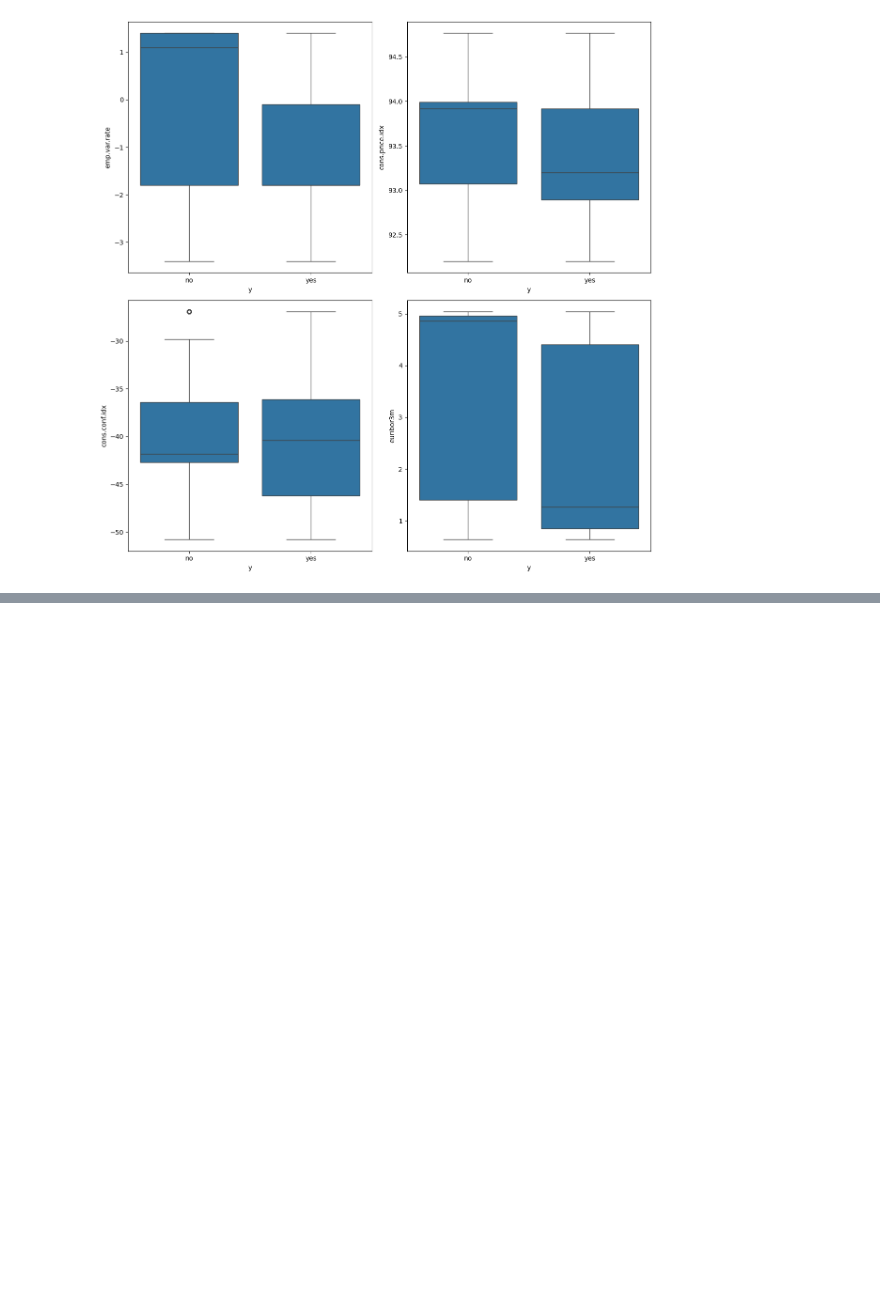
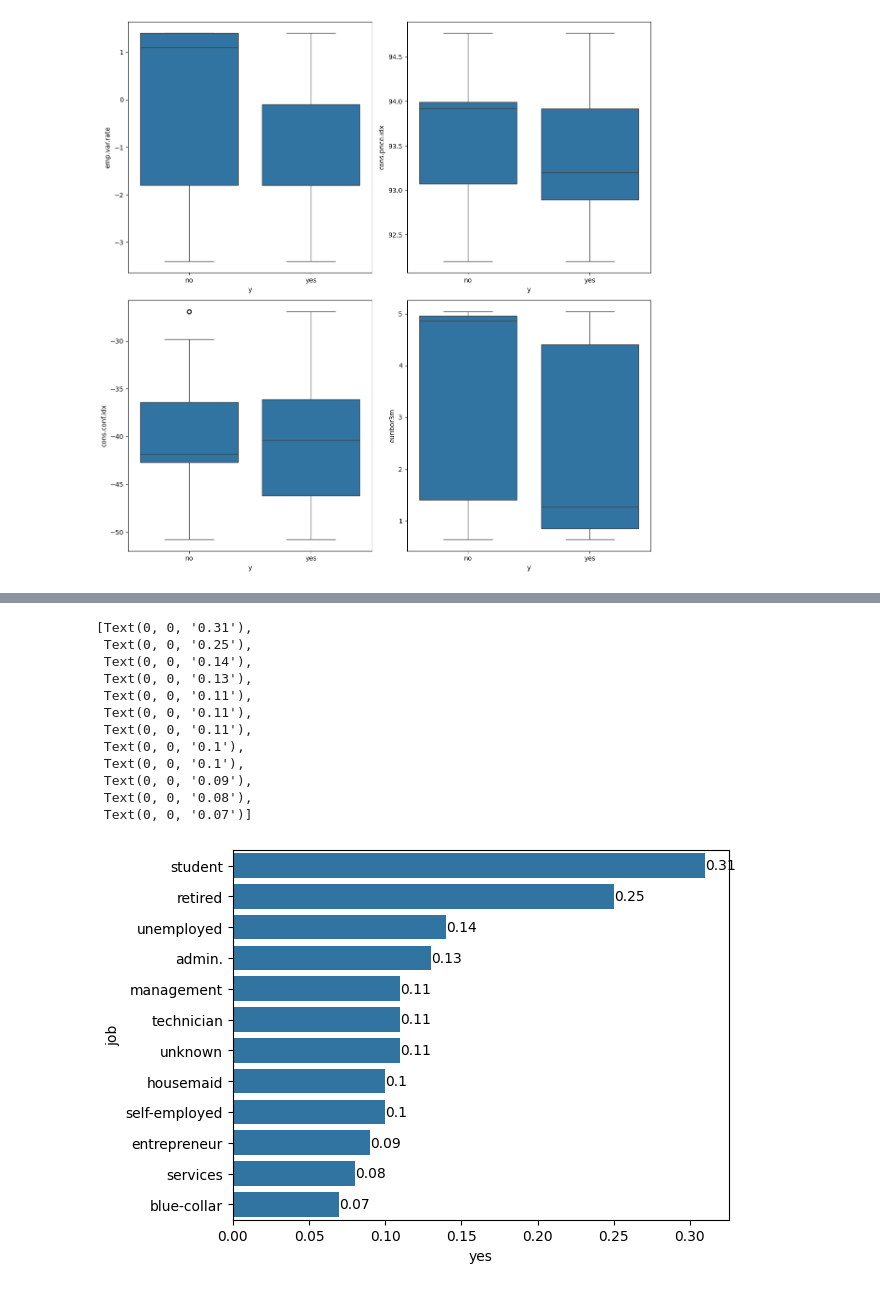
Before and after one commit to diegodelarubia/Trabajo_Final_Master-TFM-, a Jupyter notebook: analysis/analysis_tfm_leoBetancourt.ipynb, the cells around one changed output, grey strips where cells are left out. Cells and saved outputs as stored; diff of their text form; code cells hidden in the pictures; blank space fills up the shorter version.

```diff
--- a/analysis/analysis_tfm_leoBetancourt.ipynb
+++ b/analysis/analysis_tfm_leoBetancourt.ipynb
@@ -400,0 +472,24 @@ plt.tight_layout()
+# %%
+# bank_info.groupby('job')['y'].value_counts(normalize= True).round(2).reset_index().pivot(index= 'job', columns = 'y', values = 'proportion')
+
+ax = sns.barplot(
+    bank_info.groupby('job')['y'].value_counts(normalize= True).round(2).reset_index().pivot(index= 'job', columns = 'y', values = 'proportion').sort_values(by = 'yes', ascending= False),
+    x = 'yes',
+    y = 'job'
+)
+
+ax.bar_label(ax.containers[0], fontsize=10)
+# %% [output]
+[Text(0, 0, '0.31'),
+ Text(0, 0, '0.25'),
+ Text(0, 0, '0.14'),
+ Text(0, 0, '0.13'),
+ Text(0, 0, '0.11'),
+ Text(0, 0, '0.11'),
+ Text(0, 0, '0.11'),
+ Text(0, 0, '0.1'),
+ Text(0, 0, '0.1'),
+ Text(0, 0, '0.09'),
+ Text(0, 0, '0.08'),
+ Text(0, 0, '0.07')]
+[figure, added]
```
Also changed, not shown: parts of 31 cells of this notebook, 2 other files.
